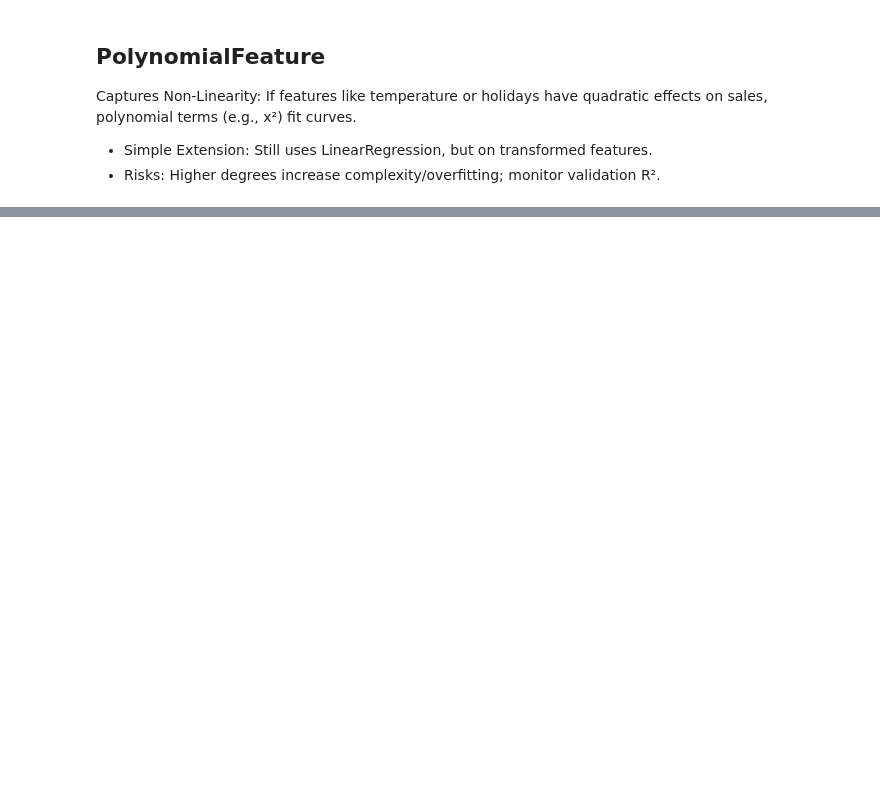
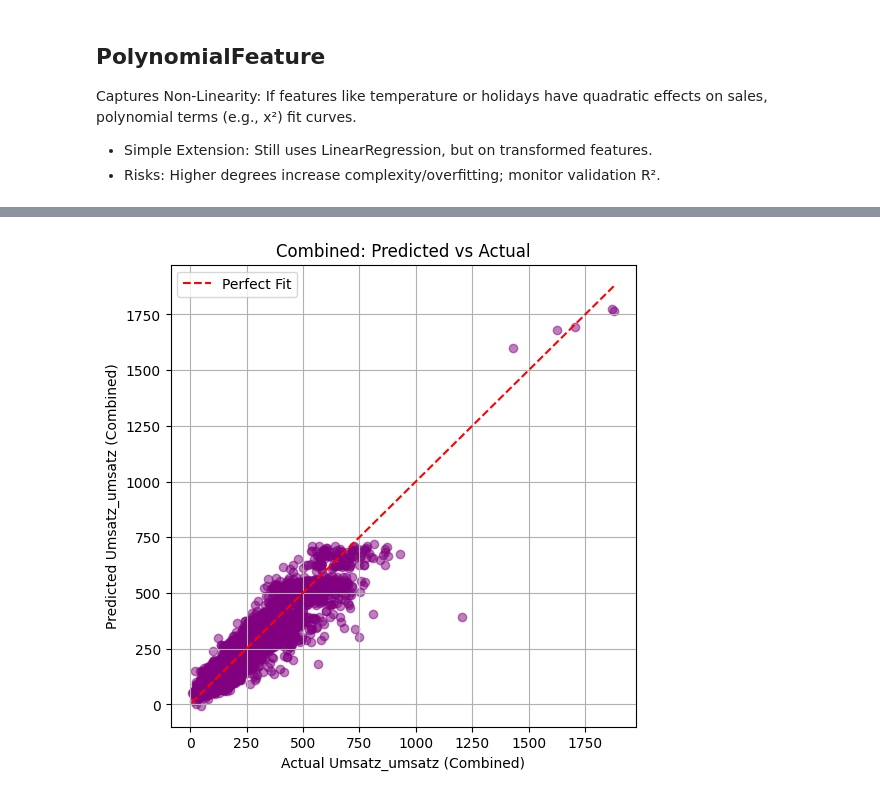
Before and after one commit to Awais16/bakery_sales_prediction, a Jupyter notebook: 2_BaselineModel/LinearRegression_2.ipynb, the cells around one changed output, grey strips where cells are left out. Drawn from its saved outputs; the diff is of its cells as text; code cells hidden in the pictures; blank space fills up the shorter version.

```diff
--- a/2_BaselineModel/LinearRegression_2.ipynb
+++ b/2_BaselineModel/LinearRegression_2.ipynb
@@ -264,0 +346,14 @@ MAPE on validation: 0.2321
+# %%
+# visualize predicted vs actual for combined dataset
+import matplotlib.pyplot as plt
+plt.figure(figsize=(6, 6))
+plt.scatter(y_combined, y_combined_pred, alpha=0.5, color='purple')
+plt.plot([y_combined.min(), y_combined.max()], [y_combined.min(), y_combined.max()], 'r--', label='Perfect Fit')
+plt.xlabel('Actual Umsatz_umsatz (Combined)')
+plt.ylabel('Predicted Umsatz_umsatz (Combined)')
+plt.title('Combined: Predicted vs Actual')
+plt.legend()
+plt.grid(True)
+plt.show()
+# %% [output]
+[figure, added]
```
Also changed, not shown: parts of 12 cells of this notebook, 2 other files.
